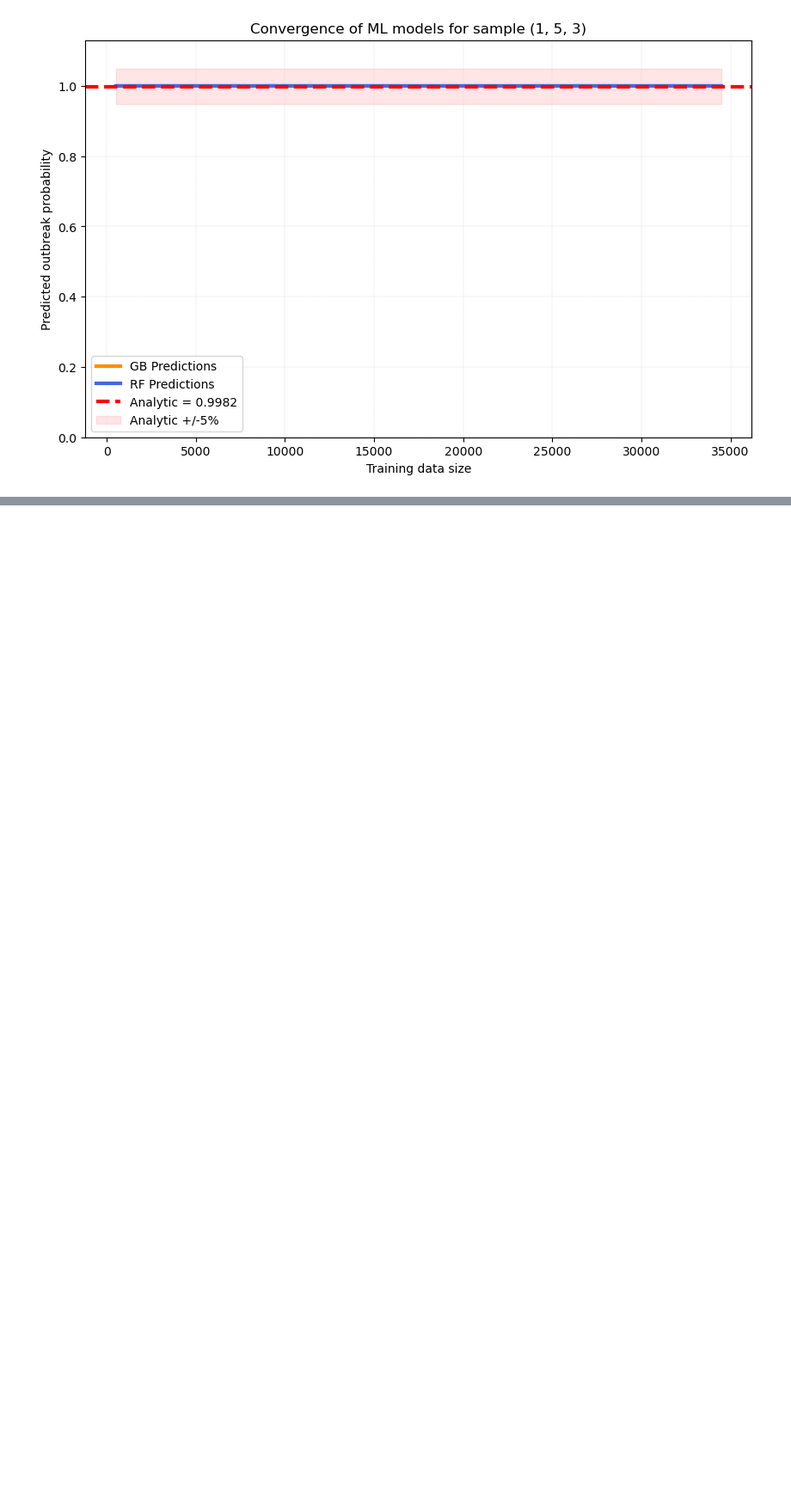
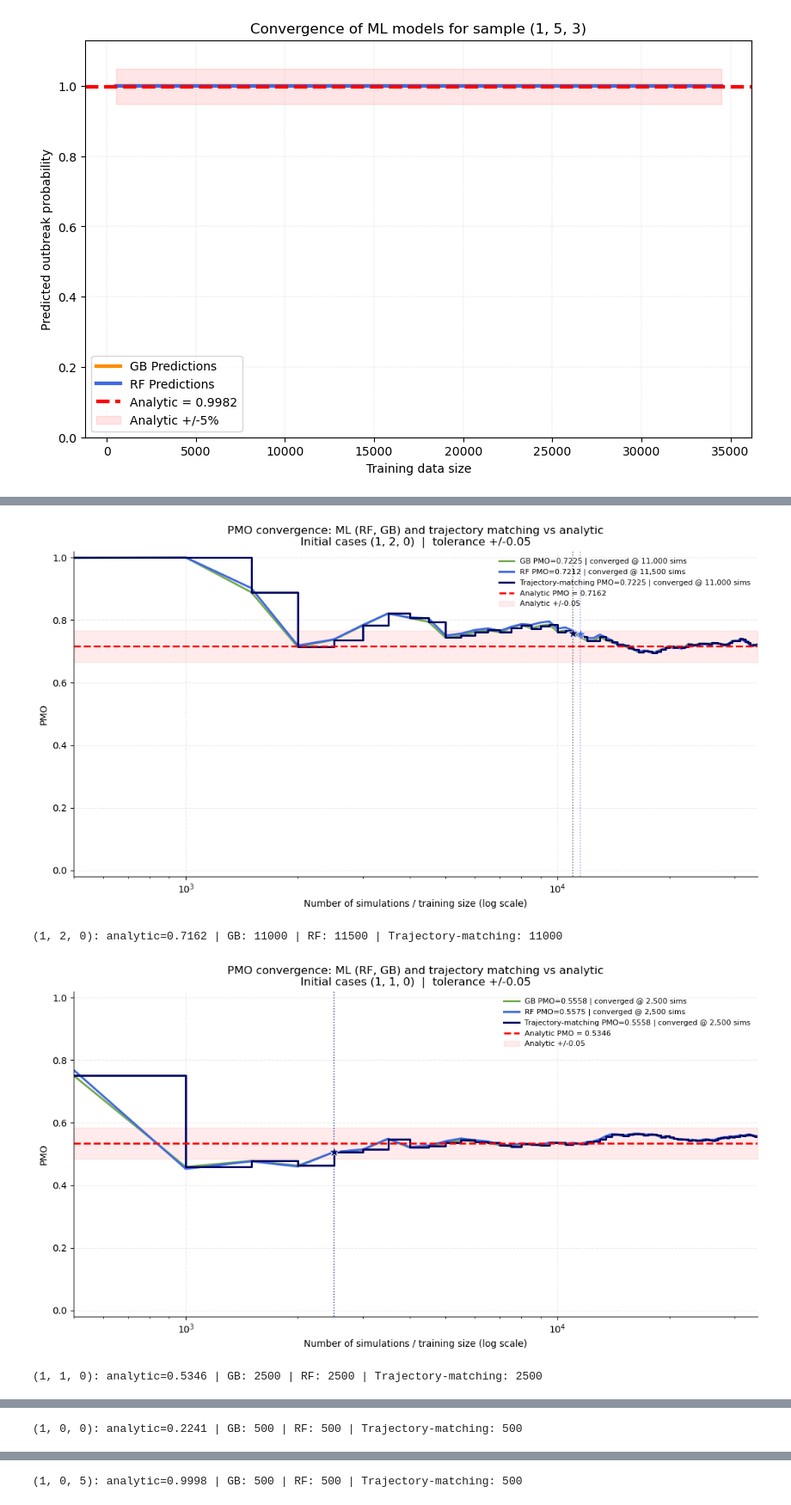
Before and after one commit to karlabbabic/outbreak-probabilities, a Jupyter notebook: outbreak_pipeline.ipynb, the cells around one changed output, grey strips where cells are left out. Shown at 86% size. Cells and saved outputs as stored; diff of their text form; code cells hidden in the pictures; blank space fills up the shorter version.

```diff
--- a/outbreak_pipeline.ipynb
+++ b/outbreak_pipeline.ipynb
@@ -1286,3 +1201,0 @@ def make_combined_plot(initial_sample, df, trained, data_sizes, model_names=("GB
-# %%
-for INITIAL in [(1, 2, 0), (1, 1, 0), (1, 0, 0)]:
-    make_combined_plot(INITIAL, sim_df, trained_models, data_sizes)
@@ -1295,0 +1332,18 @@ for INITIAL in [(1, 2, 0), (1, 1, 0), (1, 0, 0)]:
+# %%
+# CONV_TOL = the time-to-convergence tolerance (half-width of the analytic band).
+CONV_TOL = 0.05
+
+conv_summaries = [
+    make_combined_plot(INITIAL, sim_df, trained_models, data_sizes, conv_tol=CONV_TOL)
+    for INITIAL in [(1, 2, 0), (1, 1, 0), (1, 0, 0),(1,0,5),(1,3,0)]
+]
+
+# Time-to-convergence table (number of simulations to stay within +/- CONV_TOL of analytic)
+conv_table = pd.DataFrame(conv_summaries)
+print("\nTime-to-convergence (sims needed to stay within +/-", CONV_TOL, "of analytic):")
+conv_table
+# %% [output]
+[figure, added]
+(1, 2, 0): analytic=0.7162 | GB: 11000 | RF: 11500 | Trajectory-matching: 11000
+[figure, added]
+(1, 1, 0): analytic=0.5346 | GB: 2500 | RF: 2500 | Trajectory-matching: 2500
@@ -1295,0 +1351 @@ for INITIAL in [(1, 2, 0), (1, 1, 0), (1, 0, 0)]:
+(1, 0, 0): analytic=0.2241 | GB: 500 | RF: 500 | Trajectory-matching: 500
@@ -1295,0 +1353 @@ for INITIAL in [(1, 2, 0), (1, 1, 0), (1, 0, 0)]:
+(1, 0, 5): analytic=0.9998 | GB: 500 | RF: 500 | Trajectory-matching: 500
```
Also changed, not shown: parts of 26 cells of this notebook.
